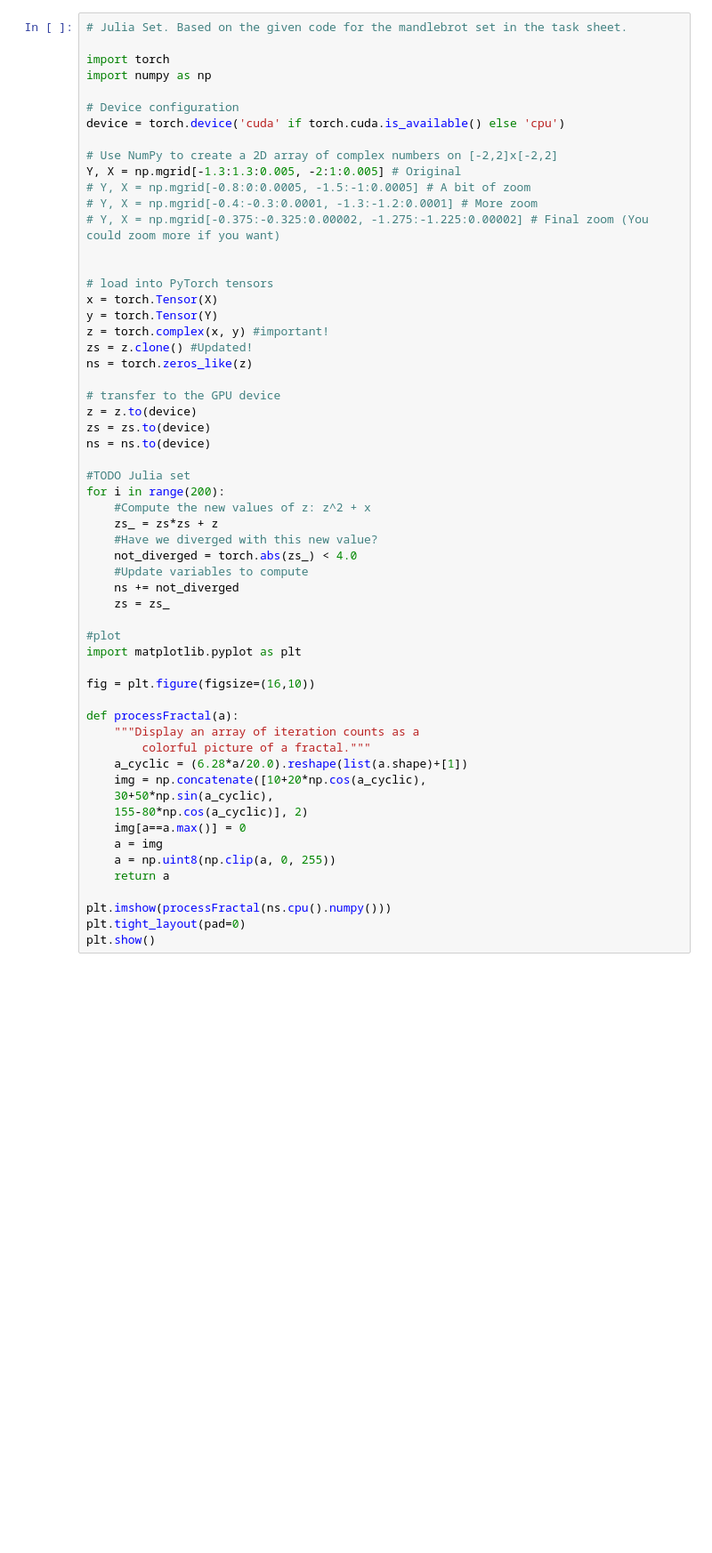
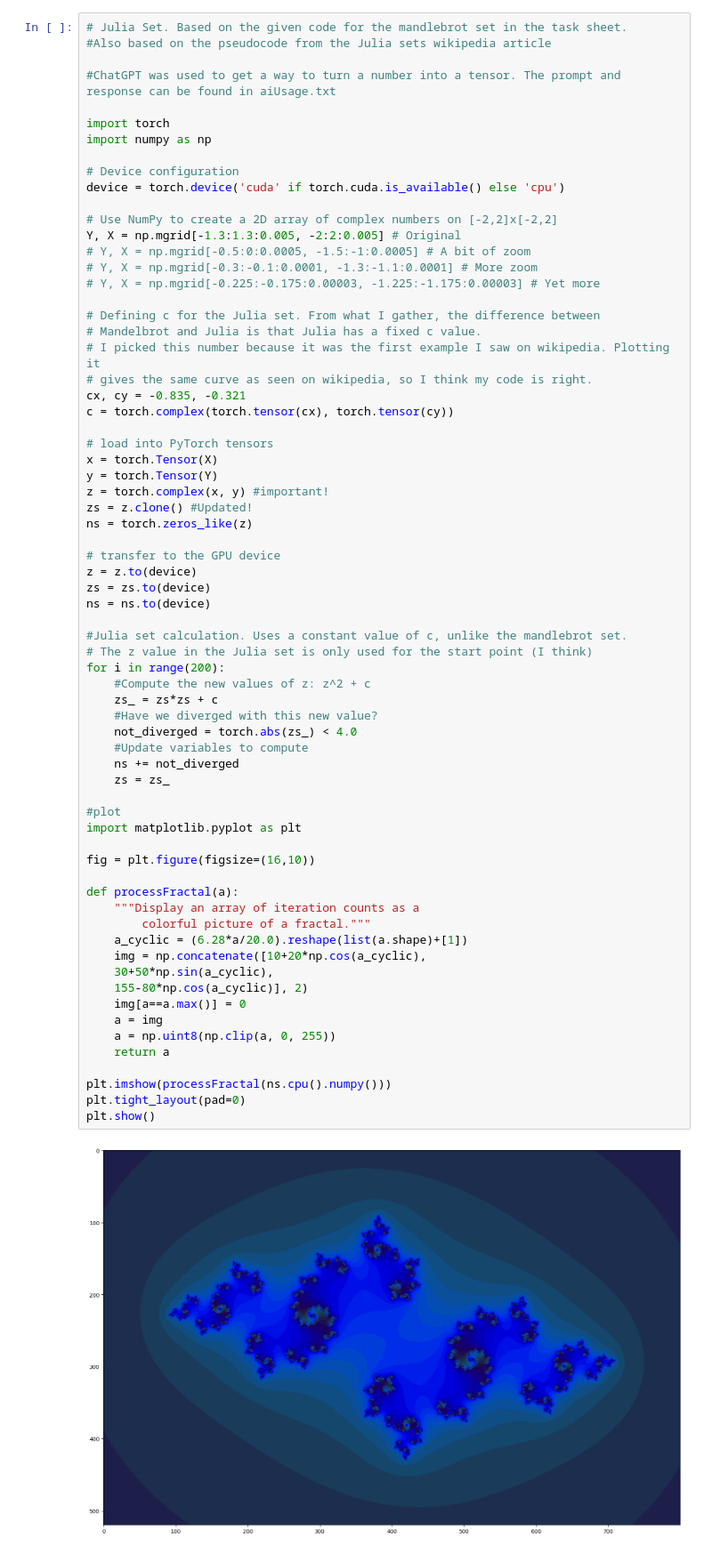
Before and after one commit to p055am/CSSE3710, a Jupyter notebook: a1.ipynb, the cells around one changed output. Shown at 89% size. Saved outputs shown, nothing was run; the diff lists cells and outputs as text; blank space fills up the shorter version.

Commit message:
Implemented the Julia set, seemingly correctly.

```diff
--- a/a1.ipynb
+++ b/a1.ipynb
@@ -330,6 +330,9 @@ Using device: cpu
 [figure]
 # %%
 # Julia Set. Based on the given code for the mandlebrot set in the task sheet.
+#Also based on the pseudocode from the Julia sets wikipedia article
+
+#ChatGPT was used to get a way to turn a number into a tensor. The prompt and response can be found in aiUsage.txt
 
 import torch
 import numpy as np
@@ -338,11 +341,17 @@ import numpy as np
 device = torch.device('cuda' if torch.cuda.is_available() else 'cpu')
 
 # Use NumPy to create a 2D array of complex numbers on [-2,2]x[-2,2]
-Y, X = np.mgrid[-1.3:1.3:0.005, -2:1:0.005] # Original
-# Y, X = np.mgrid[-0.8:0:0.0005, -1.5:-1:0.0005] # A bit of zoom
-# Y, X = np.mgrid[-0.4:-0.3:0.0001, -1.3:-1.2:0.0001] # More zoom
-# Y, X = np.mgrid[-0.375:-0.325:0.00002, -1.275:-1.225:0.00002] # Final zoom (You could zoom more if you want)
+Y, X = np.mgrid[-1.3:1.3:0.005, -2:2:0.005] # Original
+# Y, X = np.mgrid[-0.5:0:0.0005, -1.5:-1:0.0005] # A bit of zoom
+# Y, X = np.mgrid[-0.3:-0.1:0.0001, -1.3:-1.1:0.0001] # More zoom
+# Y, X = np.mgrid[-0.225:-0.175:0.00003, -1.225:-1.175:0.00003] # Yet more
 
+# Defining c for the Julia set. From what I gather, the difference between
+# Mandelbrot and Julia is that Julia has a fixed c value.
+# I picked this number because it was the first example I saw on wikipedia. Plotting it
+# gives the same curve as seen on wikipedia, so I think my code is right.
+cx, cy = -0.835, -0.321
+c = torch.complex(torch.tensor(cx), torch.tensor(cy))
 
 # load into PyTorch tensors
 x = torch.Tensor(X)
@@ -356,33 +365,36 @@ z = z.to(device)
 zs = zs.to(device)
 ns = ns.to(device)
 
-#TODO Julia set
+#Julia set calculation. Uses a constant value of c, unlike the mandlebrot set.
+# The z value in the Julia set is only used for the start point (I think)
 for i in range(200):
-    #Compute the new values of z: z^2 + x
-    zs_ = zs*zs + z
+    #Compute the new values of z: z^2 + c
+    zs_ = zs*zs + c
     #Have we diverged with this new value?
     not_diverged = torch.abs(zs_) < 4.0
     #Update variables to compute
     ns += not_diverged
     zs = zs_
 
 #plot
 import matplotlib.pyplot as plt
 
 fig = plt.figure(figsize=(16,10))
 
 def processFractal(a):
     """Display an array of iteration counts as a
         colorful picture of a fractal."""
     a_cyclic = (6.28*a/20.0).reshape(list(a.shape)+[1])
     img = np.concatenate([10+20*np.cos(a_cyclic),
     30+50*np.sin(a_cyclic),
     155-80*np.cos(a_cyclic)], 2)
     img[a==a.max()] = 0
     a = img
     a = np.uint8(np.clip(a, 0, 255))
     return a
 
 plt.imshow(processFractal(ns.cpu().numpy()))
 plt.tight_layout(pad=0)
 plt.show()
+# %% [output]
+[figure, added]
```
Also changed, not shown: parts of 1 cell of this notebook.
